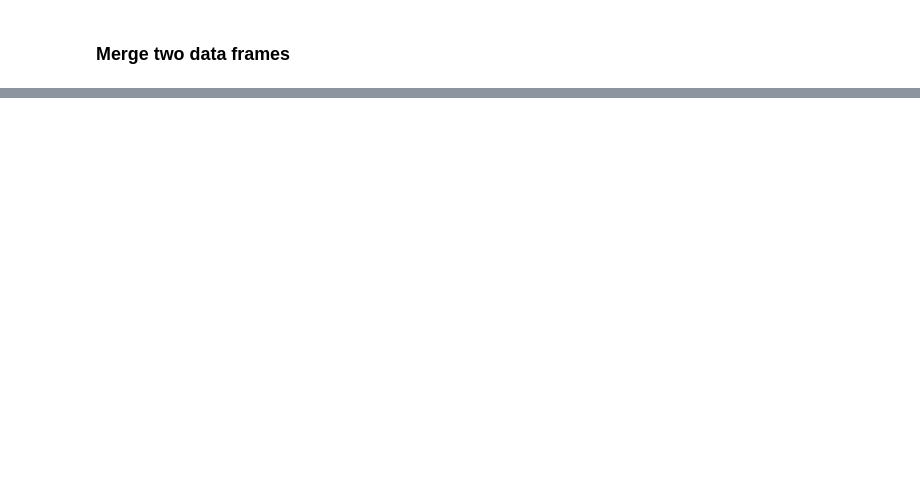
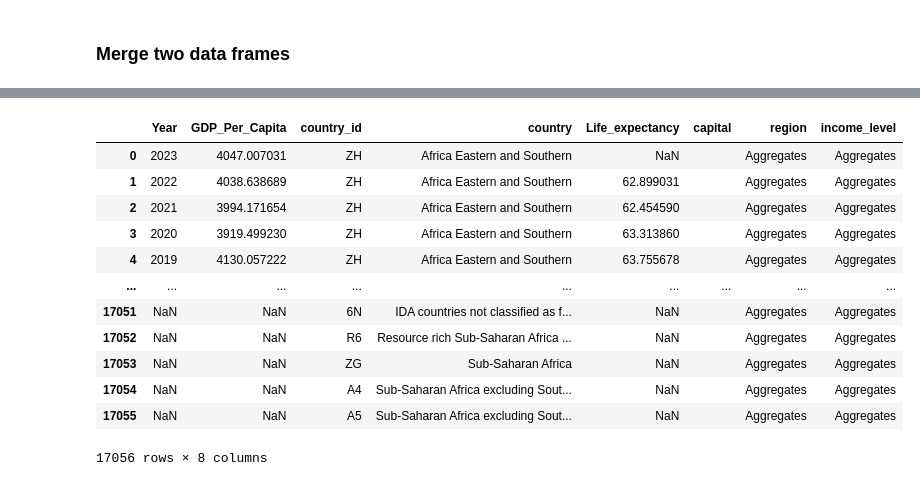
Before and after one commit to nss-data-science-cohort-8/un-exploration-ndpawar1981, a Jupyter notebook: Notebooks/UNData_API_Exercise.ipynb, the cells around one changed output, grey strips where cells are left out. Cells and saved outputs as stored; diff of their text form; code cells hidden in the pictures; blank space fills up the shorter version.

```diff
--- a/Notebooks/UNData_API_Exercise.ipynb
+++ b/Notebooks/UNData_API_Exercise.ipynb
@@ -174,0 +168,29 @@ gdp_le_df
+# %%
+endpoint = 'https://api.worldbank.org/v2/country'
+
+params = {
+    'format': 'json',
+    "per_page" : 296
+}
+
+response = requests.get(endpoint, params = params)
+
+res = response.json()
+# %%
+country_code_list = []
+country_name_List = []
+country_capital_list = []
+country_region_list = []
+country_income_list =[]
+
+for i in range(len(res[1])):
+    country_code_list.append(res[1][i]['iso2Code'])
+    country_name_List.append(res[1][i]['name'])
+    country_capital_list.append(res[1][i]['capitalCity'])
+    country_region_list.append(res[1][i]['region']['value'])
+    country_income_list.append(res[1][i]['incomeLevel']['value'])
+
+country_dict = {'country_id': country_code_list, 'country': country_name_List, 'capital': country_capital_list, 'region': country_region_list, 'income_level': country_income_list}
+country_df = pd.DataFrame(country_dict)
+
+print(country_df)
@@ -174,0 +215,17 @@ gdp_le_df
+# %%
+gdp_le_country_final = gdp_le_df.merge(country_df,how='outer')
+gdp_le_country_final
+# %% [output]
+|  | Year | GDP_Per_Capita | country_id | country | Life_expectancy | capital | region | income_level |
+| 0 | 2023 | 4047.007031 | ZH | Africa Eastern and Southern | NaN |  | Aggregates | Aggregates |
+| 1 | 2022 | 4038.638689 | ZH | Africa Eastern and Southern | 62.899031 |  | Aggregates | Aggregates |
+| 2 | 2021 | 3994.171654 | ZH | Africa Eastern and Southern | 62.454590 |  | Aggregates | Aggregates |
+| 3 | 2020 | 3919.499230 | ZH | Africa Eastern and Southern | 63.313860 |  | Aggregates | Aggregates |
+| 4 | 2019 | 4130.057222 | ZH | Africa Eastern and Southern | 63.755678 |  | Aggregates | Aggregates |
+| ... | ... | ... | ... | ... | ... | ... | ... | ... |
+| 17051 | NaN | NaN | 6N | IDA countries not classified as f... | NaN |  | Aggregates | Aggregates |
+| 17052 | NaN | NaN | R6 | Resource rich Sub-Saharan Africa ... | NaN |  | Aggregates | Aggregates |
+| 17053 | NaN | NaN | ZG | Sub-Saharan Africa | NaN |  | Aggregates | Aggregates |
+| 17054 | NaN | NaN | A4 | Sub-Saharan Africa excluding Sout... | NaN |  | Aggregates | Aggregates |
+| 17055 | NaN | NaN | A5 | Sub-Saharan Africa excluding Sout... | NaN |  | Aggregates | Aggregates |
+17056 rows × 8 columns
```
Also changed, not shown: parts of 26 cells of this notebook.
